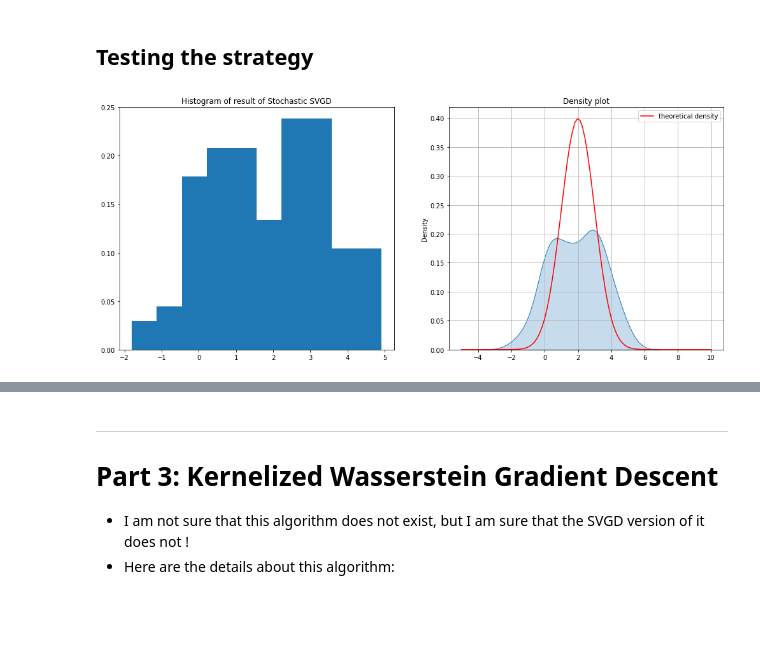
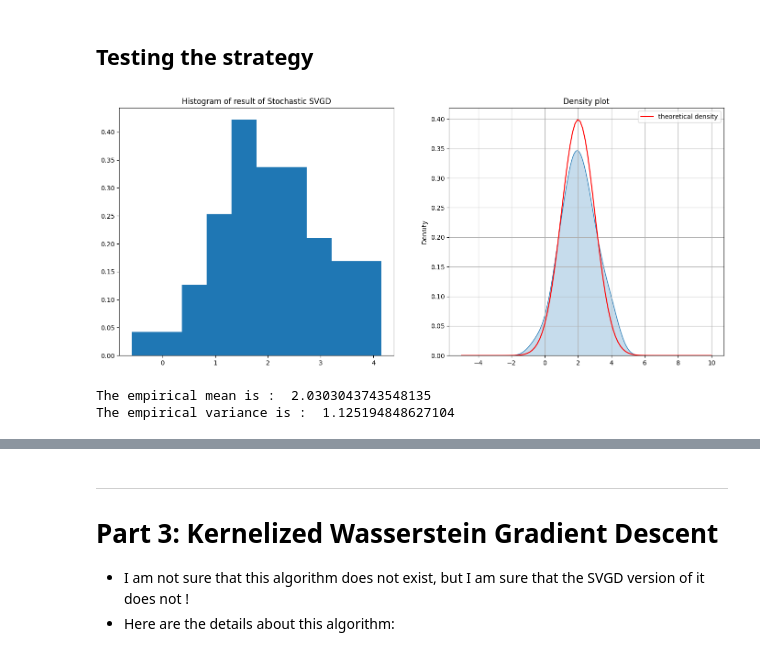
Before and after one commit to elfirdoussilab1/SVGD, a Jupyter notebook: New algorithms.ipynb, the cells around one changed output, grey strips where cells are left out. Saved outputs shown, nothing was run; the diff lists cells and outputs as text; code cells hidden in the pictures; blank space fills up the shorter version.

```diff
--- a/New algorithms.ipynb
+++ b/New algorithms.ipynb
@@ -41,34 +41,41 @@ $$ \mathcal{O}(N T)$$
 ## Testing the strategy
 # %%
 # Samples
-X = gen_unif(100, 1, -5, 5)
+X = gen_unif(50, 1, -5, 5)
 
 # Parameters of stochastic SVGD
 h = 1e-6
-lam = 1
+lam = 0.1
 sigma = 1
-T = 5000
+T = 20000
 
 # Performing Stochastic SVGD
 Xf = SSVGD_gauss(potential_N21, X, h, lam, sigma, T)
 
 # Plotting results
 fig, axs = plt.subplots(nrows=1, ncols=2, figsize=(17, 7))
 
 # Plot the histogram of data
 axs[0].hist(Xf, density = True)
 axs[0].set_title('Histogram of result of Stochastic SVGD')
 
 # Plot the True density
 sns.kdeplot(data = Xf, fill=True, ax=axs[1], bw_method='silverman')
 x = np.linspace(-5,10,100)
 y = gauss_1d(x ,2, 1)
 axs[1].plot(x,y, label = 'theoretical density', c = 'r')
 axs[1].set_title('Density plot')
 axs[1].grid()
 axs[1].legend()
 
 # Show the plot
 plt.show()
 # %% [output]
-[figure, old version]
+[figure, new version]
+# %%
+# results of estimation
+print("The empirical mean is : ", empirical_mean(Xf))
+print("The empirical variance is : ", empirical_variance(Xf))
+# %% [output]
+The empirical mean is :  2.0303043743548135
+The empirical variance is :  1.125194848627104
```
Also changed, not shown: parts of 8 cells of this notebook, 2 other files.
